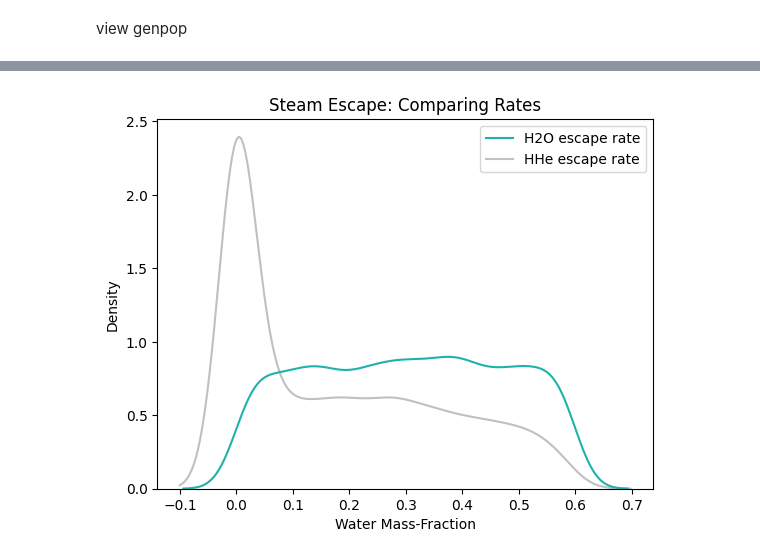
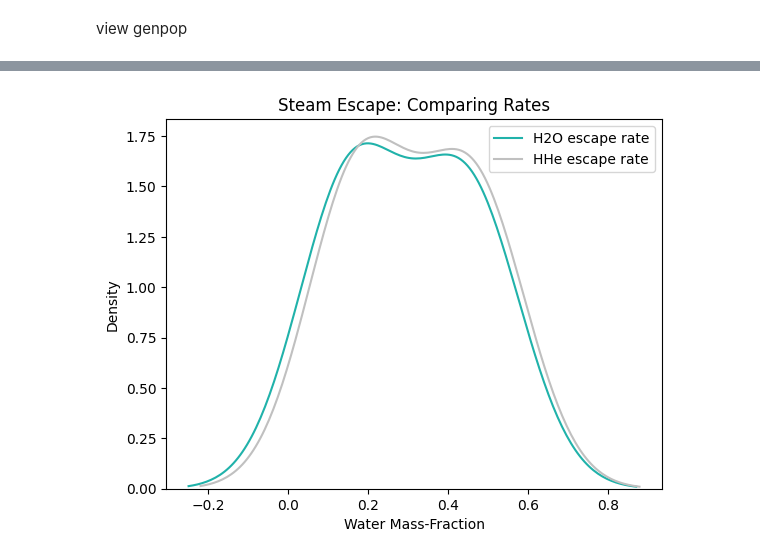
Before and after one commit to emersontao/waterworlder, a Jupyter notebook: paper_plots.ipynb, the cells around one changed output, grey strips where cells are left out. Saved outputs shown, nothing was run; the diff lists cells and outputs as text; code cells hidden in the pictures.

```diff
--- a/paper_plots.ipynb
+++ b/paper_plots.ipynb
@@ -212,7 +225,7 @@ planetnum, mp_gp, rp_gp, period_gp = np.loadtxt(population_file, usecols=(0,1,2,
 If you want to change from the default colors.
 # %%
 #DATA
-planets_plotted = 200 #DEFAULT: 200
+# planets_plotted = 200 #DEFAULT: 200
 
 #COSMETIC
 init_color = '' #DEFAULT:
@@ -993,7 +1041,10 @@ HHe_period_all = np.array([])
 for i in range(n_planets):
     #H2O final values
     HHe_data = f'{filepath}/H-He/planet_{i+1}-{n_planets}_evolution_data.csv' #imported in Earth units
-    HHe_rp_arr = np.loadtxt(HHe_data,usecols=(2),unpack=True) #,skiprows=1
+    try:
+        HHe_rp_arr = np.loadtxt(HHe_data,usecols=(2),unpack=True) #,skiprows=1
+    except:
+        continue
     HHe_init_rp_all = np.append(HHe_init_rp_all, HHe_rp_arr[0])
     HHe_fin_rp_all = np.append(HHe_fin_rp_all, HHe_rp_arr[-1])
 
@@ -1247,10 +1283,31 @@ rp_fin_all_H2O = np.array([])
 rp_fin_all_HHe = np.array([])
 FAIL=0
 
-for i in range(5000):
+for i in range(n_planets):
     planetnum=i+1
     HHe_data = f'{filepath}/H-He/planet_{planetnum}-{n_planets}_evolution_data.csv' #imported in Earth units
-    HHe_time_arr, HHe_mp_arr, HHe_rp_arr, HHe_wmf_arr, HHe_mdot_arr = np.loadtxt(HHe_data,usecols=(0,1,2,3,4),unpack=True) #,skiprows=1
+    try:
+        HHe_time_arr, HHe_mp_arr, HHe_rp_arr, HHe_wmf_arr, HHe_mdot_arr, HHe_err_arr = np.loadtxt(HHe_data,usecols=(0,1,2,3,5,6),unpack=True) #,skiprows=1
+    except:
+        continue
+
+    H2O_data = f'{filepath}/H2O/planet_{planetnum}-{n_planets}_evolution_data.csv' #imported in Earth units
+    try:
+        H2O_time_arr, H2O_mp_arr, H2O_rp_arr, H2O_wmf_arr, H2O_mdot_arr, H2O_err_arr = np.loadtxt(H2O_data,usecols=(0,1,2,3,5,6),unpack=True) #,skiprows=1
+    except:
+        continue
+
+    # mask knowing where the evolution curve has errors
+    mask_err_H2O = (H2O_err_arr > 0)
+    mask_err_HHe = (HHe_err_arr > 0)
+
+    # if we asked to skip a planet with errors and there are errors, continue to next planet
+    flag_skip = ((mask_err_H2O.sum() > 0) or (mask_err_HHe.sum() > 0))
+    flag_skip = flag_skip and skip_err_kde
+    if flag_skip:
+        print(f"Planet {planetnum}, contains non-zero errors, skipping.")
+        planetnum += 1
+        continue
 
     if np.isnan(HHe_mp_arr[-1]) or np.isnan(HHe_rp_arr[-1]):
         if len(HHe_mp_arr) <3:
@@ -1274,7 +1331,10 @@ for i in range(5000):
         rp_fin_all_HHe = np.append(rp_fin_all_HHe, HHe_rp_arr[-1])
 
         H2O_data = f'{filepath}/H2O/planet_{planetnum}-{n_planets}_evolution_data.csv' #imported in Earth units
-        H2O_time_arr, H2O_mp_arr, H2O_rp_arr, H2O_wmf_arr, H2O_mdot_arr = np.loadtxt(H2O_data,usecols=(0,1,2,3,4),unpack=True) #,skiprows=1
+        try:
+            H2O_time_arr, H2O_mp_arr, H2O_rp_arr, H2O_wmf_arr, H2O_mdot_arr = np.loadtxt(H2O_data,usecols=(0,1,2,3,4),unpack=True) #,skiprows=1
+        except:
+            continue
         wmf_fin_all_H2O = np.append(wmf_fin_all_H2O, H2O_wmf_arr[-1])
         mp_fin_all_H2O = np.append(mp_fin_all_H2O, H2O_mp_arr[-1])
         rp_fin_all_H2O = np.append(rp_fin_all_H2O, H2O_rp_arr[-1])
@@ -1328,10 +1383,13 @@ wmf_df = pd.DataFrame({
 #     'Rp': HHe_fin_rp[:199]/R_e,
 #     'Mp': HHe_fin_mp[:199]/M_e, })
 # %%
-sns.kdeplot(wmf_df, palette=['lightseagreen', 'silver'], legend=True)
+# sns.kdeplot(wmf_df, palette=['lightseagreen', 'silver'], legend=True)
+sns.kdeplot(wmf_fin_all_H2O,color='lightseagreen',label='H2O escape rate')
+sns.kdeplot(wmf_fin_all_HHe,color='silver',label='HHe escape rate')
+plt.legend()
 # sns.kdeplot(wmf_df, palette=['black', 'white'], legend=True)
 plt.xlabel("Water Mass-Fraction")
 plt.title('Steam Escape: Comparing Rates')
-plt.savefig('wmf.png',  transparent=True, dpi=300)
+plt.savefig(savepath+'/wmf_kde'+fname_label+'.png',  transparent=True, dpi=300)
 # %% [output]
-[figure, old version]
+[figure, new version]
```
Also changed, not shown: parts of 18 cells of this notebook, 16 other files.
